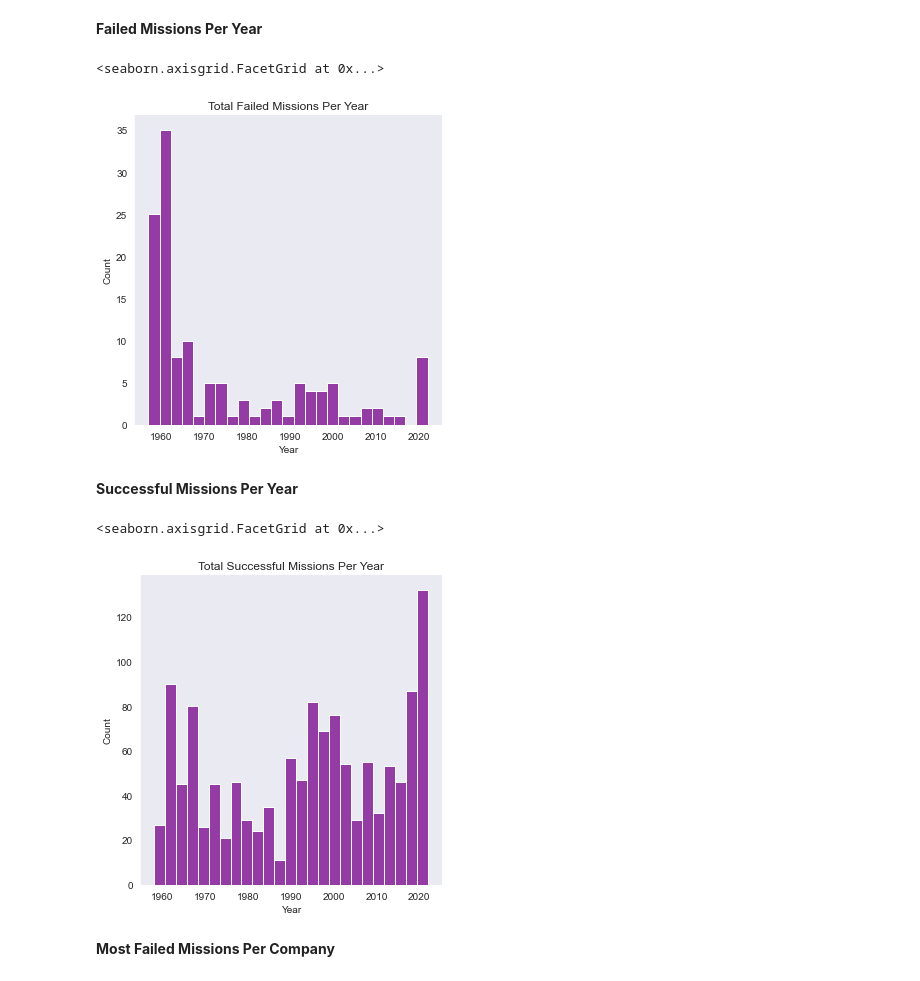
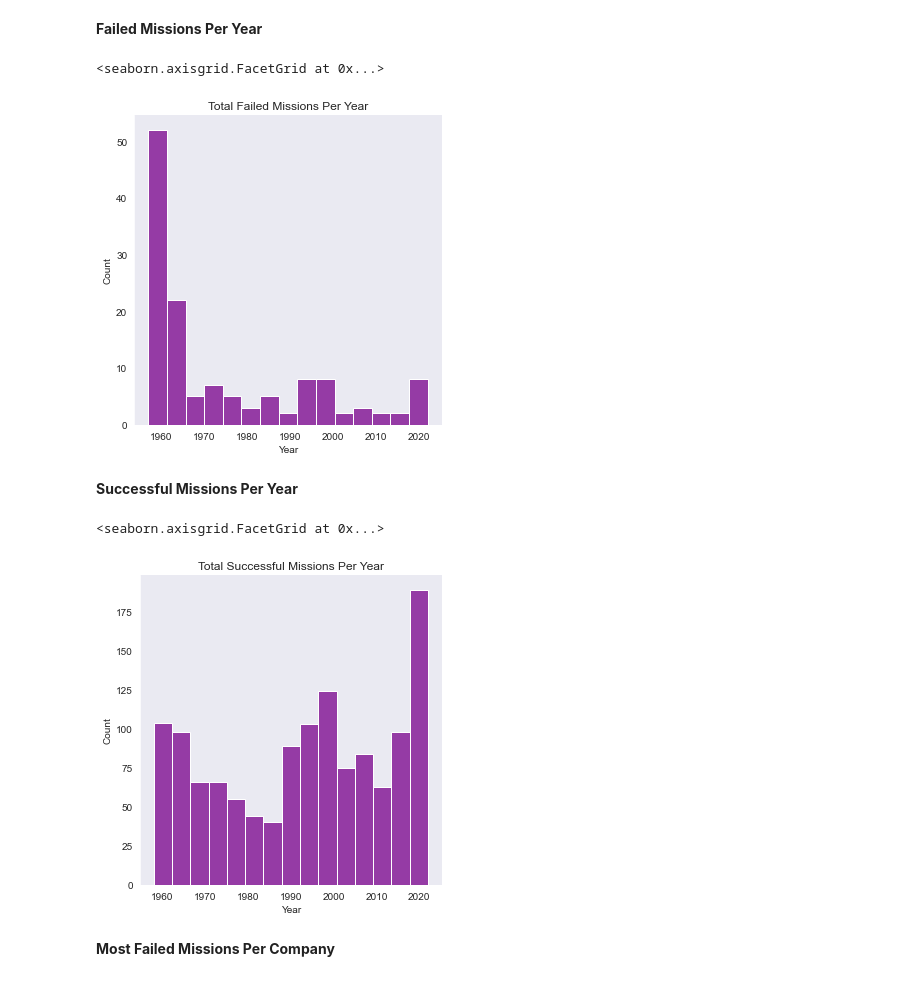
Before and after one commit to t-nicole13/US_Space_Missions, a Jupyter notebook: US_Space_Missions.ipynb, the cells around one changed output. Cells and saved outputs as stored; diff of their text form; code cells hidden in the pictures.

Commit message:
add final plots

```diff
--- a/US_Space_Missions.ipynb
+++ b/US_Space_Missions.ipynb
@@ -595,24 +595,24 @@ sb.displot(usa_space_missions_dropped, x = 'Company', hue = 'Company')\
 sb.displot(
     usa_space_missions_dropped[usa_space_missions_dropped['MissionStatus'] == 'Failure'],
     x = 'Year',
-    bins = 25,
+    bins = 15,
     color = '#79018C'
 ).set(title = 'Total Failed Missions Per Year')
 # %% [output]
 <seaborn.axisgrid.FacetGrid at 0x...>
-[figure, old version]
+[figure, new version]
 # %% [markdown]
 **Successful Missions Per Year**
 # %%
 sb.displot(
     usa_space_missions_dropped[usa_space_missions_dropped['MissionStatus'] == 'Success'],
     x = 'Year',
-    bins = 25,
+    bins = 15,
     color = '#79018C'
 ).set(title = 'Total Successful Missions Per Year')
 # %% [output]
 <seaborn.axisgrid.FacetGrid at 0x...>
-[figure, old version]
+[figure, new version]
 # %% [markdown]
 **Most Failed Missions Per Company**
 # %%
```
Also changed, not shown: parts of 13 cells of this notebook.
